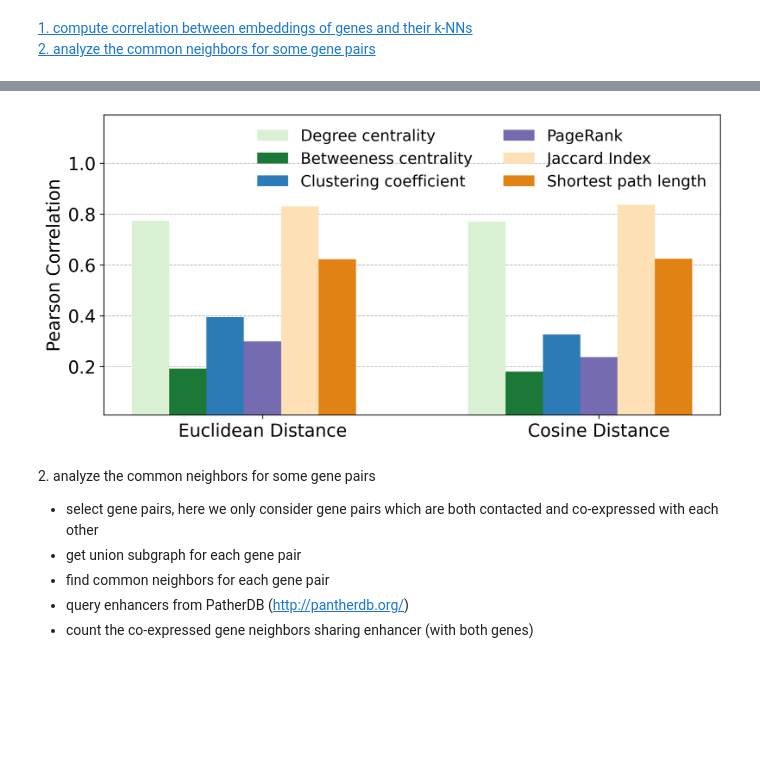
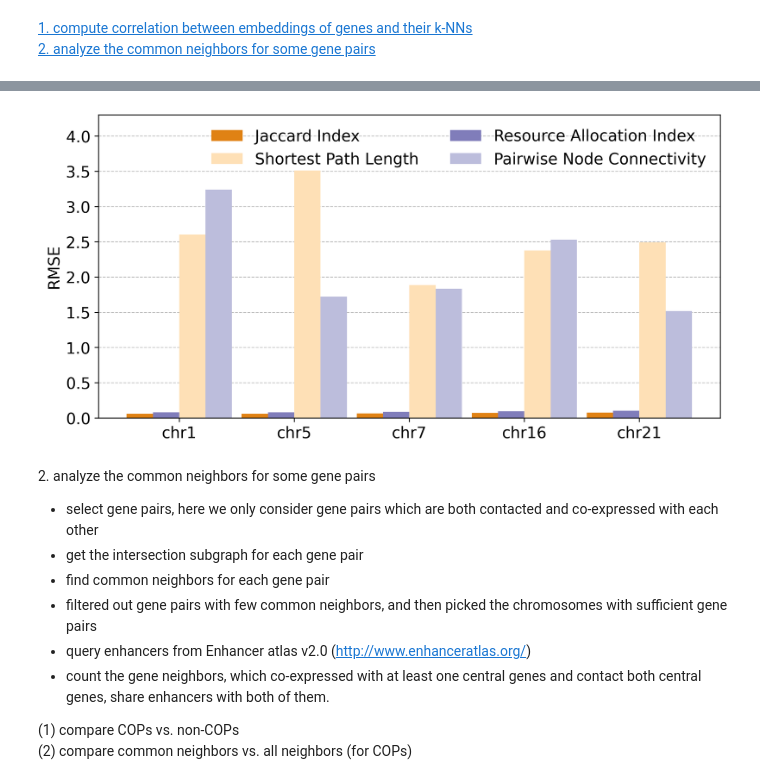
Before and after one commit to JieZheng-ShanghaiTech/HiCoEx, a Jupyter notebook: src/model_explanation/biological_explanation_reproduce.ipynb, the cells around one changed output, grey strips where cells are left out. Saved outputs shown, nothing was run; the diff lists cells and outputs as text; code cells hidden in the pictures; blank space fills up the shorter version.

```diff
--- a/src/model_explanation/biological_explanation_reproduce.ipynb
+++ b/src/model_explanation/biological_explanation_reproduce.ipynb
@@ -50,4 +53,5 @@ def load_emb(dataset, chrom):
     emb_hicoex_node = emb_hicoex[np.unique(X)]
     emb_topology_node = emb_topology[np.unique(X)]
 
-    return graph_hic, emb_hicoex_node, emb_topology_node, X, y
+#     return graph_hic, emb_hicoex_node, emb_topology_node, X, y
+    return graph_hic, emb_hicoex, emb_topology, X, y
@@ -56,17 +62,19 @@ def compute_centrality(graph_hic, X):
     betweeness_centrality = emb_topology_node[:,1]
     clustering_coeff = emb_topology_node[:,2]
 
-    degree_cen = np.array(list(nx.degree_centrality(graph_hic).values()))
-    degree_centrality = degree_cen[np.unique(X)]
+    degree_centrality = np.array(list(nx.degree_centrality(graph_hic).values()))
 
     pagerank = np.array(list(nx.pagerank(graph_hic).values()))
-    pagerank_node = pagerank[np.unique(X)]
 
     shortest_path_lengths = np.array(list(
             map(lambda e: nx.shortest_path_length(graph_hic, e[0], e[1]) if nx.has_path(graph_hic, e[0],
                                                                                         e[1]) else np.nan,
                 X)))
     jaccard_index = np.array(list(map(lambda e: e[2], nx.jaccard_coefficient(graph_hic, X))))
+
+    resource_allocation_index = np.array(list(map(lambda e: e[2], nx.resource_allocation_index(graph_hic, X))))
+#     all_pairs_node_connectivity = np.array(list(map(lambda e: nx.all_pairs_node_connectivity(graph_hic, e)[e[0]][e[1]], X[:2])))
+    all_pairs_node_connectivity = np.array(list(map(lambda e: approx.local_node_connectivity(graph_hic, e[0], e[1]), X)))
 
     nan_idx = np.isnan(shortest_path_lengths)
     emb_topology_pair_shrt = shortest_path_lengths[~nan_idx]
@@ -83,8 +91,9 @@ def compute_centrality(graph_hic, X):
         jacc_node.append(np.sum(jaccard_index[p]))
 
     return (degree_centrality, betweeness_centrality, clustering_coeff,
-            pagerank_node,
-           shrt_node, jacc_node, X_shrt, X_jacc, jaccard_index)
+            pagerank,
+           shrt_node, jacc_node, X_shrt, X_jacc, jaccard_index, emb_topology_pair_shrt,
+            resource_allocation_index, all_pairs_node_connectivity)
 # %%
 def correlation(embedding, centrality, nodes, metric='euclidean', n_neighbors=5):
     from sklearn import metrics
@@ -136,47 +253,54 @@ corr_shrt['cosine'] = correlation(emb_hicoex_node, shrt_node, np.unique(X_shrt),
 # %%
+plot_jacc = jacc_re
+plot_shrt = shrt_re
+plot_resall = resall_re
+plot_all_pairs_conn = all_pairs_conn_re
+
+
 fig, ax = plt.subplots(1, 1, figsize=(10,5),dpi=300)
-num = 2
-total_width, n = 0.4, 6
+num = len(plot_jacc)
+total_width, n = 0.8, 5
 width = total_width / n
 
-pos_1 = [1+i*.6 for i in range(num)]
+pos_1 = [1+i*.7 for i in range(num)]
 pos_2 = [p+width for p in pos_1]
 pos_3 = [p+width for p in pos_2]
 pos_4 = [p+width for p in pos_3]
-pos_5 = [p+width for p in pos_4]
-pos_6 = [p+width for p in pos_5]
-ticks = (np.array(pos_1) + np.array(pos_2)) /2
+ticks = (np.array(pos_2) + np.array(pos_3)) /2
+# ticks = pos_2
 
-ax.bar(pos_1, corr_deg.values(), width=width, label='Degree centrality', color='#d9f0d3', alpha=1)   # # #e08214
-ax.bar(pos_2, corr_betw.values(), width=width, label='Betweeness centrality', color='#1b7837', alpha=1)
-ax.bar(pos_3, corr_clust.values(), width=width, label='Clustering coefficient', color='#2C7BB6', alpha=1)
-ax.bar(pos_4, corr_page.values(), width=width, label='PageRank', color='#756bb1', alpha=1)
-ax.bar(pos_5, corr_jacc.values(), width=width, label='Jaccard Index', color='#fee0b6', alpha=1)
-ax.bar(pos_6, corr_shrt.values(), width=width, label='Shortest path length', color='#e08214', alpha=1)
+ax.bar(pos_1, plot_jacc[:num], width=width, label='Jaccard Index', color='#e08214', alpha=1)   # # #e08214
+ax.bar(pos_3, plot_shrt[:num], width=width, label='Shortest Path Length', color='#fee0b6', alpha=1)
+ax.bar(pos_2, plot_resall[:num], width=width, label='Resource Allocation Index', color='#807dba', alpha=1)
+ax.bar(pos_4, plot_all_pairs_conn[:num], width=width, label='Pairwise Node Connectivity', color='#bcbddc', alpha=1)
+
 ax.grid(zorder=1, axis='y', ls='--', lw=.7, alpha = .8)
 ax.set_axisbelow(True)
-fsz = 16
-label = ['Euclidean Distance', 'Cosine Distance']
-plt.ylim((0.01, 1.19))
+fsz = 14
+label = ['chr1', 'chr5', 'chr7', 'chr16', 'chr21']
+plt.ylim((0, 4.3))
 plt.tick_params(labelsize = fsz)
-plt.xticks(ticks=pos_4, labels=label,fontsize=fsz)
-plt.ylabel('Pearson Correlation',fontdict={'fontfamily':'sans-serif', 'fontsize': fsz})
-plt.legend(loc='upper right', ncol=2, framealpha=0,fontsize=14)
+plt.xticks(ticks=ticks, labels=label,fontsize=fsz)
+plt.ylabel('RMSE',fontdict={'fontfamily':'sans-serif', 'fontsize': fsz})
+plt.legend(loc='upper right', ncol=2, framealpha=0,fontsize=fsz)
 
-# plt.title('Correlation between embeddings and topological properties of chrom {} on {}'.format(chrom, dataset))
-# plt.savefig('Emb_correlation_{}_chr{}.jpg'.format(dataset, chrom),dpi=600)
-# plt.savefig('Emb_correlation_{}_chr{}.eps'.format(dataset, chrom),dpi=600)
+# plt.savefig('Edge_Emb_pred_topology_{}.jpg'.format(dataset),dpi=600)
 plt.show()
 # %% [output]
-[figure, old version]
+[figure, new version]
 # %% [markdown]
 <a id="sub"></a>
 2. analyze the common neighbors for some gene pairs
 - select gene pairs, here we only consider gene pairs which are both contacted and co-expressed with each other
-- get union subgraph for each gene pair
+- get the intersection subgraph for each gene pair
 - find common neighbors for each gene pair
-- query enhancers from PatherDB (http://pantherdb.org/)
-- count the co-expressed gene neighbors sharing enhancer (with both genes)
+- filtered out gene pairs with few common neighbors, and then picked the chromosomes with sufficient gene pairs
+- query enhancers from Enhancer atlas v2.0 (http://www.enhanceratlas.org/)
+- count the gene neighbors, which co-expressed with at least one central genes and contact both central genes, share enhancers with both of them.
+
+
+(1) compare COPs vs. non-COPs
+(2) compare common neighbors vs. all neighbors (for COPs)
 # %%
 def get_data(chrom, dataset):
     data_root = '/data/kezhang/PBC_dataset/nature_data/new_dataset/'
```
Also changed, not shown: parts of 30 cells of this notebook, 7 other files.
